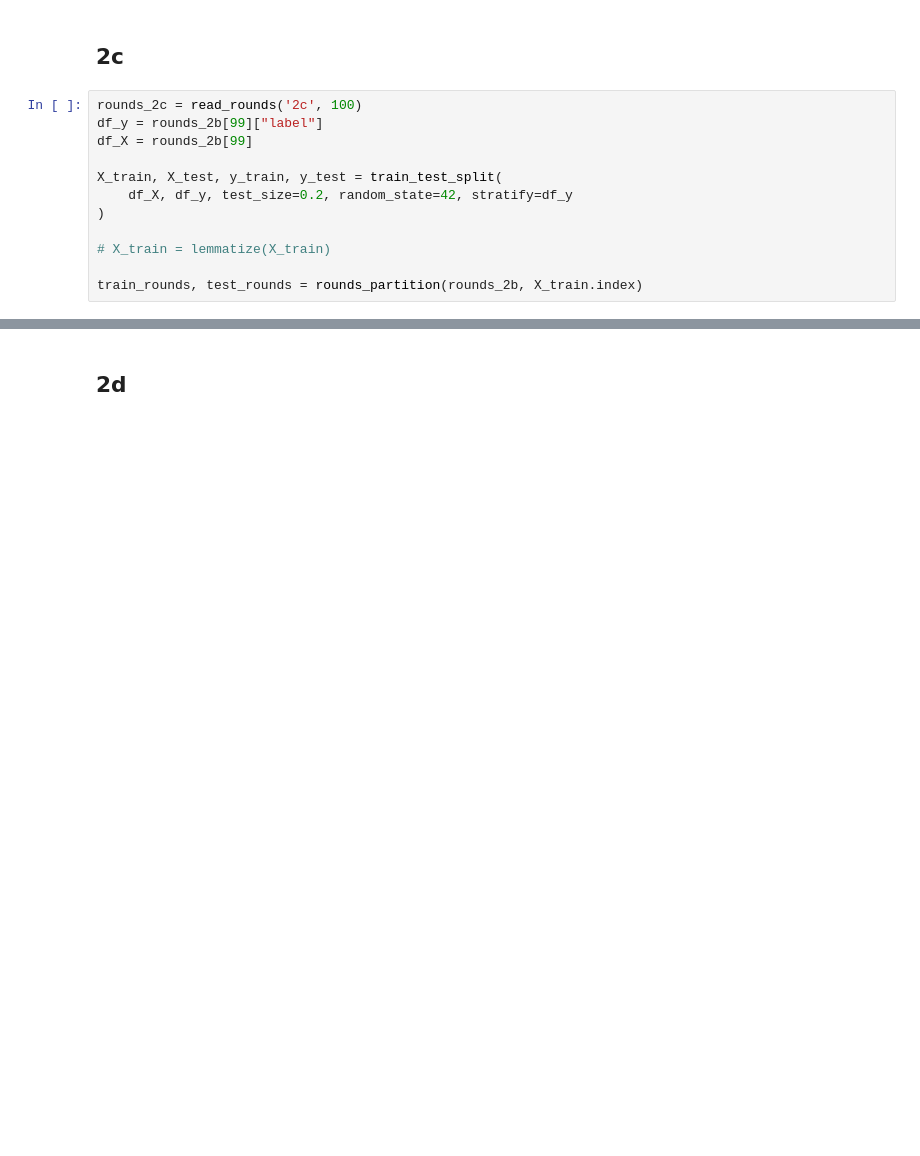
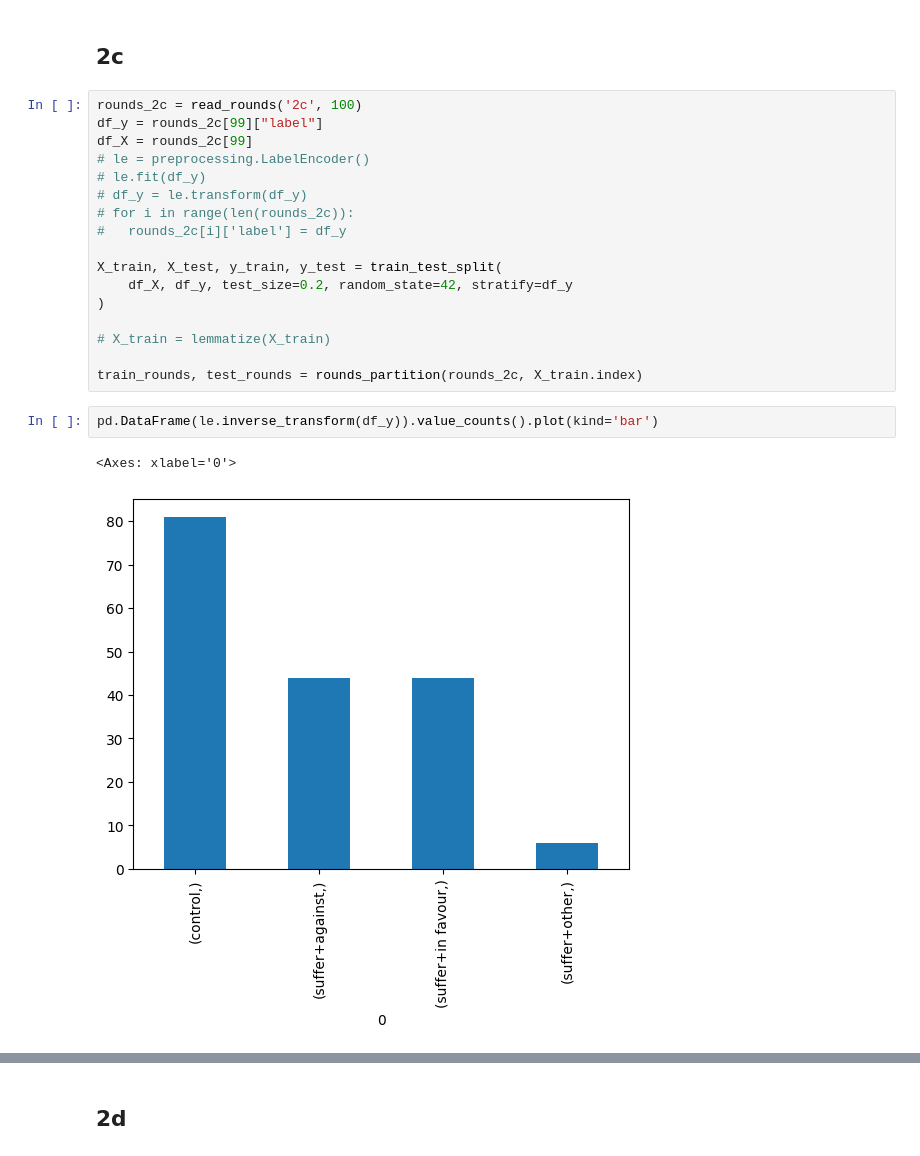
Before and after one commit to plncmm/PLN-CMM-at-MentalRiskES, a Jupyter notebook: src/models/MentalRisk_rounds.ipynb, the cells around one changed output, grey strips where cells are left out. Drawn from its saved outputs; the diff is of its cells as text; blank space fills up the shorter version.

```diff
--- a/src/models/MentalRisk_rounds.ipynb
+++ b/src/models/MentalRisk_rounds.ipynb
@@ -874,8 +930,13 @@ pickle.dump(lr_pipe, open('lr_2b.pkl', 'wb'))
 ## 2c
 # %%
 rounds_2c = read_rounds('2c', 100)
-df_y = rounds_2b[99]["label"]
-df_X = rounds_2b[99]
+df_y = rounds_2c[99]["label"]
+df_X = rounds_2c[99]
+# le = preprocessing.LabelEncoder()
+# le.fit(df_y)
+# df_y = le.transform(df_y)
+# for i in range(len(rounds_2c)):
+#   rounds_2c[i]['label'] = df_y
 
 X_train, X_test, y_train, y_test = train_test_split(
     df_X, df_y, test_size=0.2, random_state=42, stratify=df_y
@@ -883,4 +944,9 @@ X_train, X_test, y_train, y_test = train_test_split(
 
 # X_train = lemmatize(X_train)
 
-train_rounds, test_rounds = rounds_partition(rounds_2b, X_train.index)
+train_rounds, test_rounds = rounds_partition(rounds_2c, X_train.index)
+# %%
+pd.DataFrame(le.inverse_transform(df_y)).value_counts().plot(kind='bar')
+# %% [output]
+<Axes: xlabel='0'>
+[figure, added]
```
Also changed, not shown: parts of 28 cells of this notebook.
